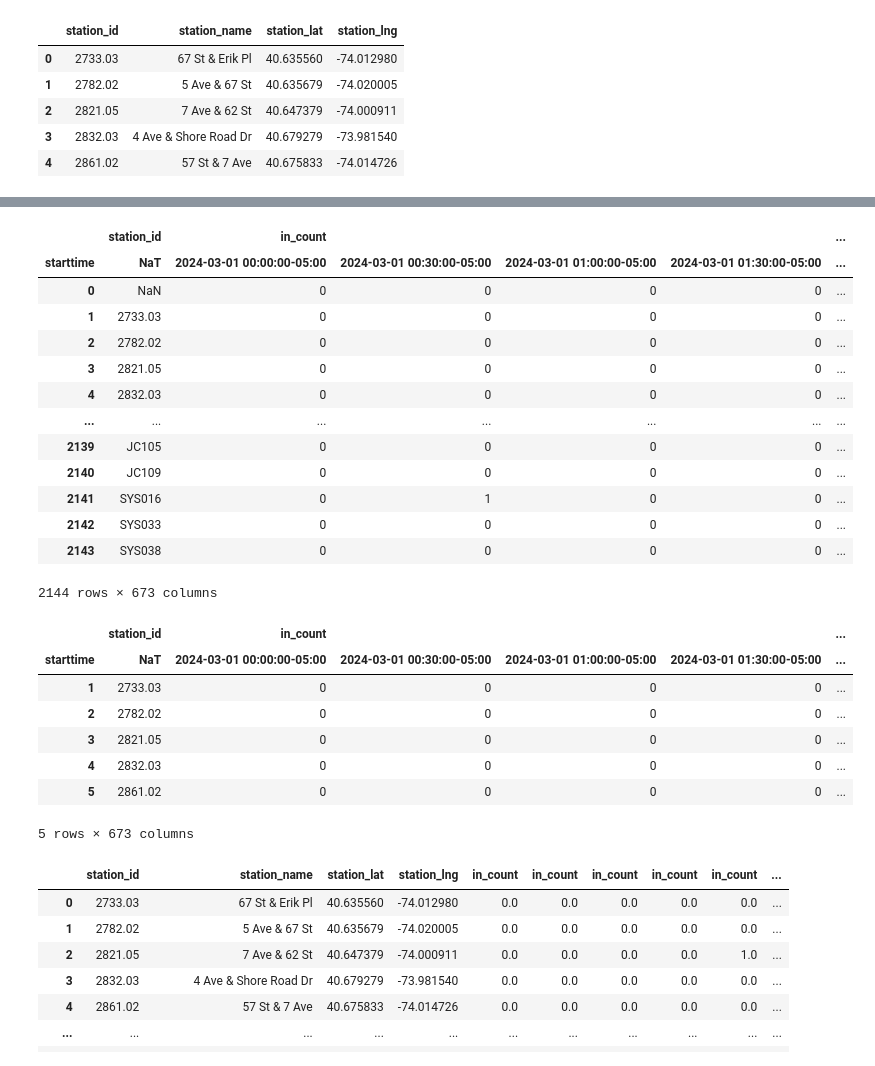
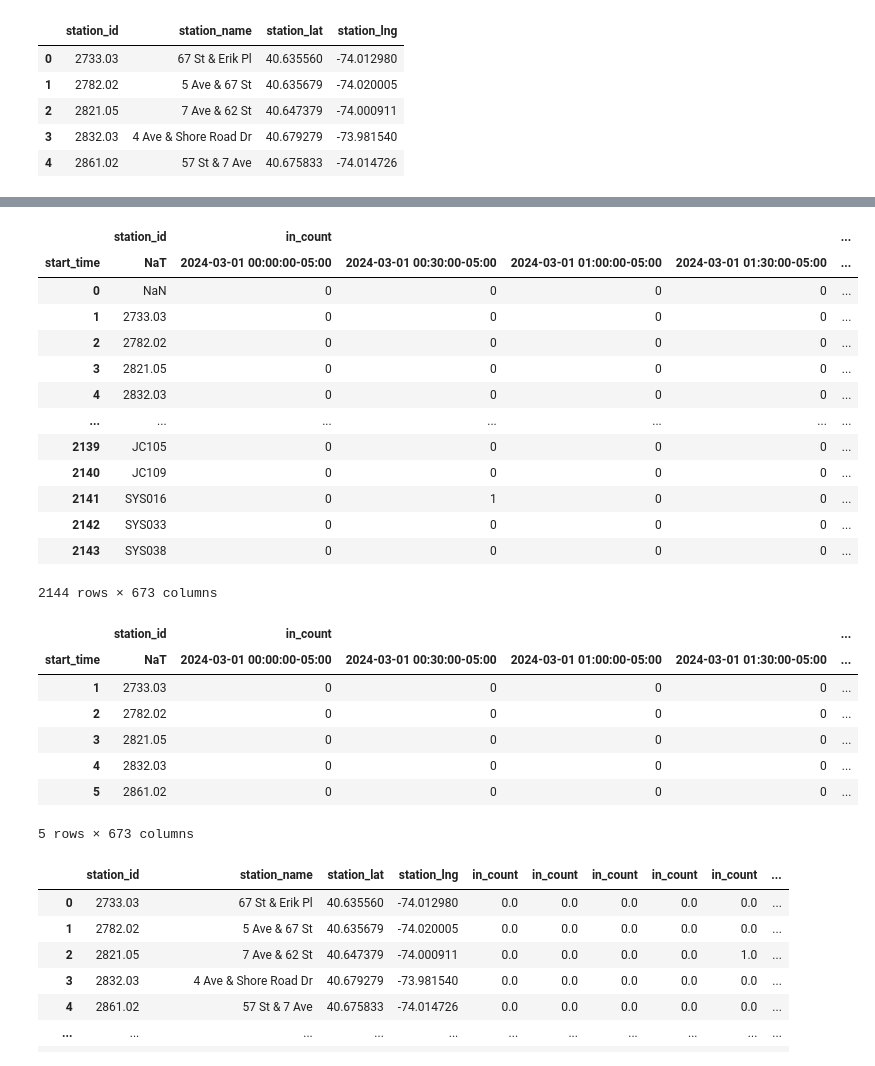
Before and after one commit to MobilityDB/MobilityDataScienceBook, a Jupyter notebook: chapter10/NYCBikesSpatioTemporal.ipynb, the cells around one changed output, grey strips where cells are left out. Saved outputs shown, nothing was run; the diff lists cells and outputs as text; code cells hidden in the pictures.

```diff
--- a/chapter10/NYCBikesSpatioTemporal.ipynb
+++ b/chapter10/NYCBikesSpatioTemporal.ipynb
@@ -88,6 +88,6 @@ dfStInf.head()
 # Convert the time from to another timezone
 # The point in time does not change, only the associated timezone
 my_timezone = pytz.timezone('America/New_York')
-dfStFlow['starttime'] = dfStFlow['starttime'].dt.tz_convert(my_timezone)
+dfStFlow['start_time'] = dfStFlow['start_time'].dt.tz_convert(my_timezone)
 dfStFlow.head()
 # %% [output]
@@ -98,6 +98,6 @@ dfStFlow.head()
 | 3 | 2733.03 | 2024-03-01 01:30:00-05:00 | 0 | 0 |
 | 4 | 2733.03 | 2024-03-01 02:00:00-05:00 | 0 | 0 |
 # %%
-dfflow = dfStFlow[(dfStFlow['starttime'].dt.month == 3) & (dfStFlow['starttime'].dt.day <= 7)]
+dfflow = dfStFlow[(dfStFlow['start_time'].dt.month == 3) & (dfStFlow['start_time'].dt.day <= 7)]
 dfflow.head()
 # %% [output]
@@ -108,11 +108,11 @@ dfflow.head()
 | 3 | 2733.03 | 2024-03-01 01:30:00-05:00 | 0 | 0 |
 | 4 | 2733.03 | 2024-03-01 02:00:00-05:00 | 0 | 0 |
 # %%
-df_temp = dfflow.pivot(index='station_id', columns='starttime').reset_index()
+df_temp = dfflow.pivot(index='station_id', columns='start_time').reset_index()
 df_temp
 # %% [output]
 |  | station_id | in_count |  |  |  | ... |
-| starttime | NaT | 2024-03-01 00:00:00-05:00 | 2024-03-01 00:30:00-05:00 | 2024-03-01 01:00:00-05:00 | 2024-03-01 01:30:00-05:00 | ... |
+| start_time | NaT | 2024-03-01 00:00:00-05:00 | 2024-03-01 00:30:00-05:00 | 2024-03-01 01:00:00-05:00 | 2024-03-01 01:30:00-05:00 | ... |
 | 0 | NaN | 0 | 0 | 0 | 0 | ... |
 | 1 | 2733.03 | 0 | 0 | 0 | 0 | ... |
 | 2 | 2782.02 | 0 | 0 | 0 | 0 | ... |
@@ -130,7 +130,7 @@ df_temp = df_temp.drop(df_temp.index[0])
 df_temp.head()
 # %% [output]
 |  | station_id | in_count |  |  |  | ... |
-| starttime | NaT | 2024-03-01 00:00:00-05:00 | 2024-03-01 00:30:00-05:00 | 2024-03-01 01:00:00-05:00 | 2024-03-01 01:30:00-05:00 | ... |
+| start_time | NaT | 2024-03-01 00:00:00-05:00 | 2024-03-01 00:30:00-05:00 | 2024-03-01 01:00:00-05:00 | 2024-03-01 01:30:00-05:00 | ... |
 | 1 | 2733.03 | 0 | 0 | 0 | 0 | ... |
 | 2 | 2782.02 | 0 | 0 | 0 | 0 | ... |
 | 3 | 2821.05 | 0 | 0 | 0 | 0 | ... |
```
Also changed, not shown: parts of 3 cells of this notebook.
